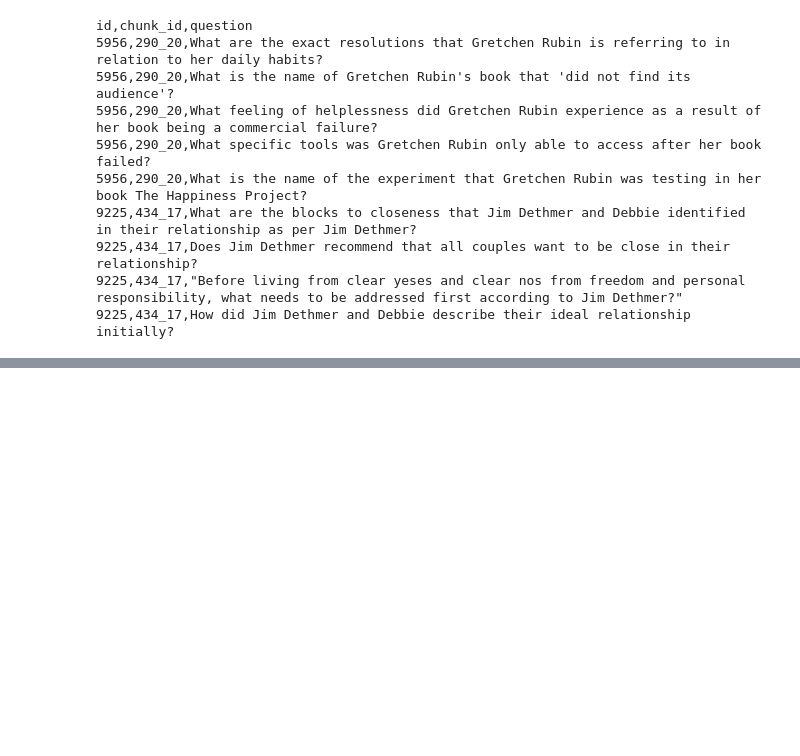
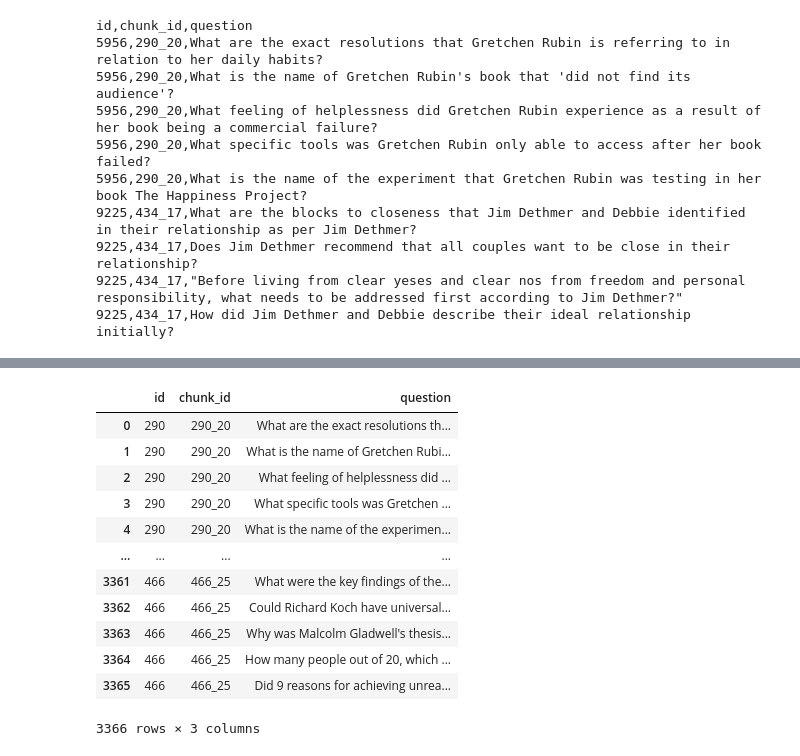
Before and after one commit to HangenYuu/llm-zoomcamp-final-project, a Jupyter notebook: notebooks/evaluation_data_generation.ipynb, the cells around one changed output, grey strips where cells are left out. Cells and saved outputs as stored; diff of their text form; code cells hidden in the pictures; blank space fills up the shorter version.

```diff
--- a/notebooks/evaluation_data_generation.ipynb
+++ b/notebooks/evaluation_data_generation.ipynb
@@ -286,0 +291,5 @@ id,chunk_id,question
+# %%
+df = pd.read_csv("../data/ground-truth-retrieval.csv")
+# %%
+df.loc[3361:, ["id", "chunk_id"]] = [466, "466_25"]
+df[3360:]
@@ -286,0 +304,17 @@ id,chunk_id,question
+# %%
+df["id"] = df["chunk_id"].str.split("_").str[0].astype(int)
+df
+# %% [output]
+|  | id | chunk_id | question |
+| 0 | 290 | 290_20 | What are the exact resolutions th... |
+| 1 | 290 | 290_20 | What is the name of Gretchen Rubi... |
+| 2 | 290 | 290_20 | What feeling of helplessness did ... |
+| 3 | 290 | 290_20 | What specific tools was Gretchen ... |
+| 4 | 290 | 290_20 | What is the name of the experimen... |
+| ... | ... | ... | ... |
+| 3361 | 466 | 466_25 | What were the key findings of the... |
+| 3362 | 466 | 466_25 | Could Richard Koch have universal... |
+| 3363 | 466 | 466_25 | Why was Malcolm Gladwell's thesis... |
+| 3364 | 466 | 466_25 | How many people out of 20, which ... |
+| 3365 | 466 | 466_25 | Did 9 reasons for achieving unrea... |
+3366 rows × 3 columns
```
Also changed, not shown: parts of 4 cells of this notebook, 8 other files.
